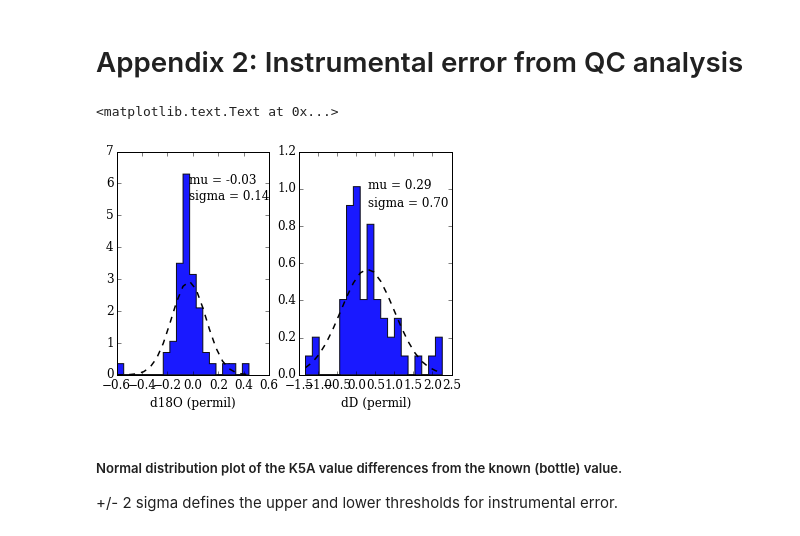
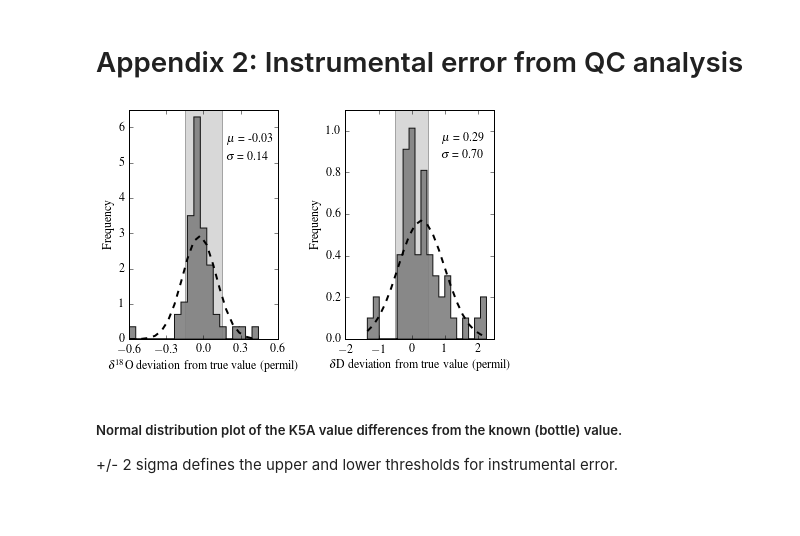
Before and after one commit to wolfhelius/isodopes, a Jupyter notebook: Isodopes Plotting.ipynb, the cells around one changed output. Drawn from its saved outputs; the diff is of its cells as text; code cells hidden in the pictures; blank space fills up the shorter version.

```diff
--- a/Isodopes Plotting.ipynb
+++ b/Isodopes Plotting.ipynb
@@ -19 +19,15 @@ spectra = pd.read_csv(spectra_file)
+# %%
+#spectra_file = r'./dat/absorption_spectra.csv'
+Data_dir = Dir + 'dat/'
+Fig_dir = Dir + 'fig/'
+spectra = pd.read_csv(Data_dir+'absorption_spectra.csv')
+
+#Define properties for plot style
+sizeOfFont = 12
+fontProperties = {'family':'serif','serif':['Times'],
+    'weight' : 'normal', 'size' : sizeOfFont}
+ticks_font = font_manager.FontProperties(family='Times', style='normal',
+    size=sizeOfFont, weight='normal', stretch='normal')
+rc('text', usetex=True)
+rc('font',**fontProperties)
 # %%
@@ -193,52 +288,80 @@ axes[1].legend(bbox_to_anchor=(2.0, 0.5), loc = 5) #legend (same for both) on mi
 # %% [markdown]
 # Appendix  2: Instrumental error from QC analysis
 # %%
-qc_file = r'./dat/K5A_QC_Variation.csv'
-qc = pd.read_csv(qc_file)
+#qc_file = r'./dat/K5A_QC_Variation.csv'
+qc = pd.read_csv(Data_dir + 'K5A_QC_Variation.csv')
 
 HERA_d18O_true = qc.HERA_d18O_true[0]
 HERA_dD_true = qc.HERA_dD_true[0]
+HERA_d18O_err = 0.15
+HERA_dD_err = 0.5
 
 import numpy as np
 import pylab as P
 
+#Define properties for plot style
+sizeOfFont = 12
+fontProperties = {'family':'serif','serif':['Times'],
+    'weight' : 'normal', 'size' : sizeOfFont}
+ticks_font = font_manager.FontProperties(family='Times', style='normal',
+    size=sizeOfFont, weight='normal', stretch='normal')
+rc('text', usetex=True)
+rc('font',**fontProperties)
+
+
+os.chdir(Fig_dir)
 # fig, axes = plt.subplots(1, 3, figsize=(10,45))
 P.figure()
 
+############### d18O subplot ###################
 P.subplot(121)
 mu = np.mean(qc.HERA_d18O-HERA_d18O_true)
 sigma = np.std(qc.HERA_d18O-HERA_d18O_true)
 
 n, bins, patches = P.hist(qc.HERA_d18O-HERA_d18O_true, 20, normed=True, histtype='stepfilled')
-P.setp(patches, 'facecolor', 'b', 'alpha', 0.90)
+P.setp(patches, 'facecolor', 'gray', 'alpha', 0.90)
 
 # add a line showing the expected distribution
 y = P.normpdf(bins, mu, sigma)
-P.plot(bins, y, 'k--', linewidth=1.5)
-mutext = "mu = %4.2f" % mu
-sigtext = "sigma = %4.2f" % sigma
-P.text(mu, 6.0, mutext)
-P.text(mu, 5.5, sigtext)
-P.xlabel('d18O (permil)')
+P.plot(bins, y, 'k--', linewidth=2)
+mutext = "$\mu$ = %4.2f" % mu
+sigtext = "$\sigma$ = %4.2f" % sigma
+P.text(mu+0.21, 5.6, mutext)
+P.text(mu+0.21, 5.1, sigtext)
+P.xlabel('$\delta^{18}$O deviation from true value (permil)')
+P.ylabel('Frequency')
+#Shade the area of LGR uncertainty
+P.fill_between(np.array([-HERA_d18O_err, +HERA_d18O_err]), 0, 6.5, facecolor='grey', alpha=0.3)
+P.ylim((0, 6.5))
+P.xticks([-0.6,-0.3,0,0.3,0.6])
 
+############### dD subplot ###################
 P.subplot(122)
 mu = np.mean(qc.HERA_dD-HERA_dD_true)
 sigma = np.std(qc.HERA_dD-HERA_dD_true)
 
 n, bins, patches = P.hist(qc.HERA_dD-HERA_dD_true, 20, normed=True, histtype='stepfilled')
-P.setp(patches, 'facecolor', 'b', 'alpha', 0.90)
+P.setp(patches, 'facecolor', 'gray', 'alpha', 0.9)
 
 # add a line showing the expected distribution
 y = P.normpdf(bins, mu, sigma)
-P.plot(bins, y, 'k--', linewidth=1.5)
-mutext = "mu = %4.2f" % mu
-sigtext = "sigma = %4.2f" % sigma
-P.text(mu, 1.0, mutext)
-P.text(mu, 0.9, sigtext)
-P.xlabel('dD (permil)')
+P.ylabel('Frequency')
+P.plot(bins, y, 'k--', linewidth=2)
+mutext = "$\mu$ = %4.2f" % mu
+sigtext = "$\sigma$ = %4.2f" % sigma
+P.text(mu+0.6, 0.95, mutext)
+P.text(mu+0.6, 0.87, sigtext)
+#Shade the area of LGR uncertainty
+P.fill_between(np.array([-HERA_dD_err, +HERA_dD_err]), 0, 1.1, facecolor='grey', alpha=0.3)
+P.xlabel('$\delta$D deviation from true value (permil)')
+P.xticks([-2,-1,0,1,2])
+P.ylim((0, 1.1))
+
+plt.tight_layout()
+
+plt.savefig('SI2_QC_distrib_LGRValue_centered.pdf', bbox_inches='tight')
 # %% [output]
-<matplotlib.text.Text at 0x...>
-[figure, old version]
+[figure, new version]
 # %% [markdown]
 ##### Normal distribution plot of the K5A value differences from the known (bottle) value.
 +/- 2 sigma defines the upper and lower thresholds for instrumental error.
```
Also changed, not shown: parts of 13 cells of this notebook.
